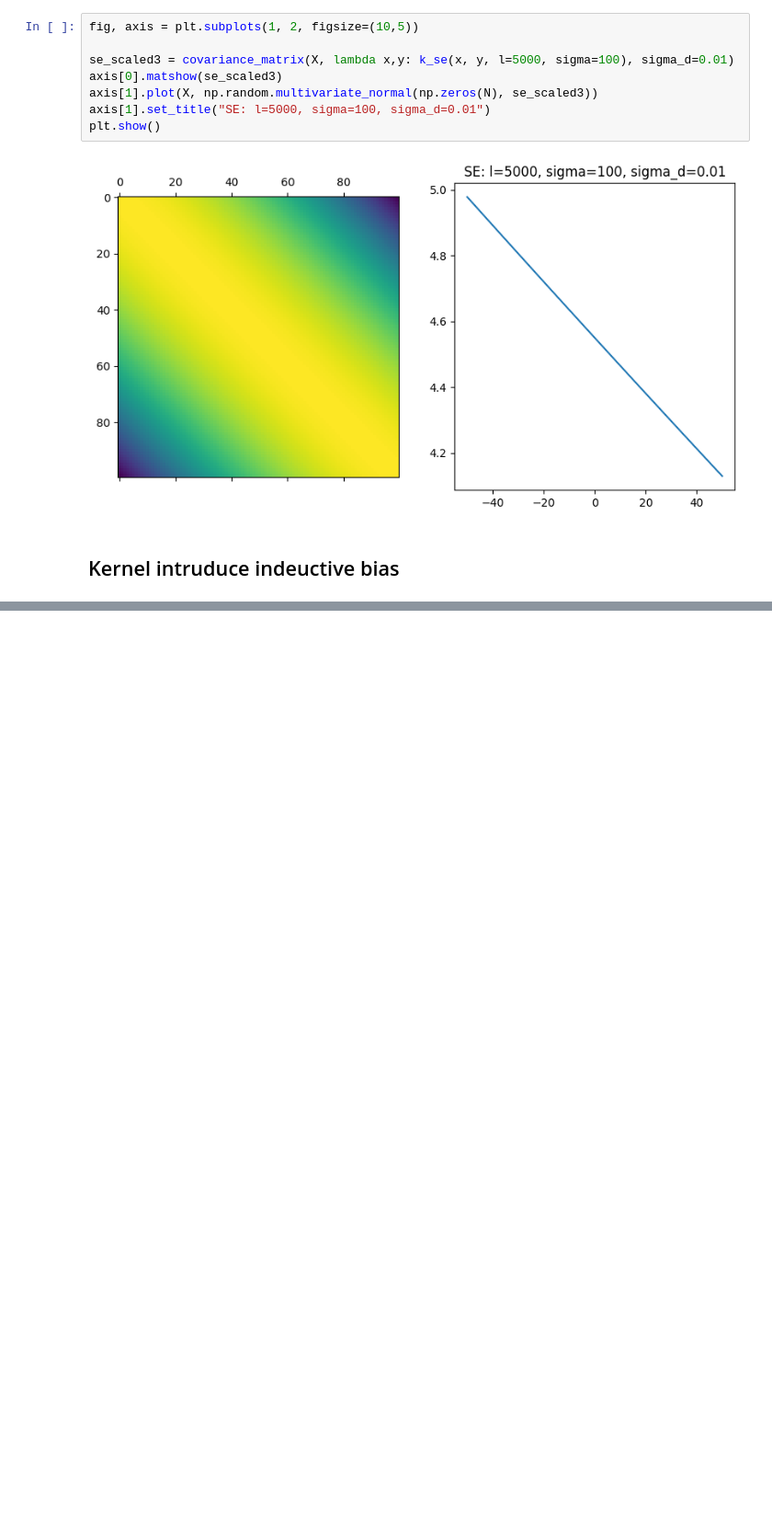
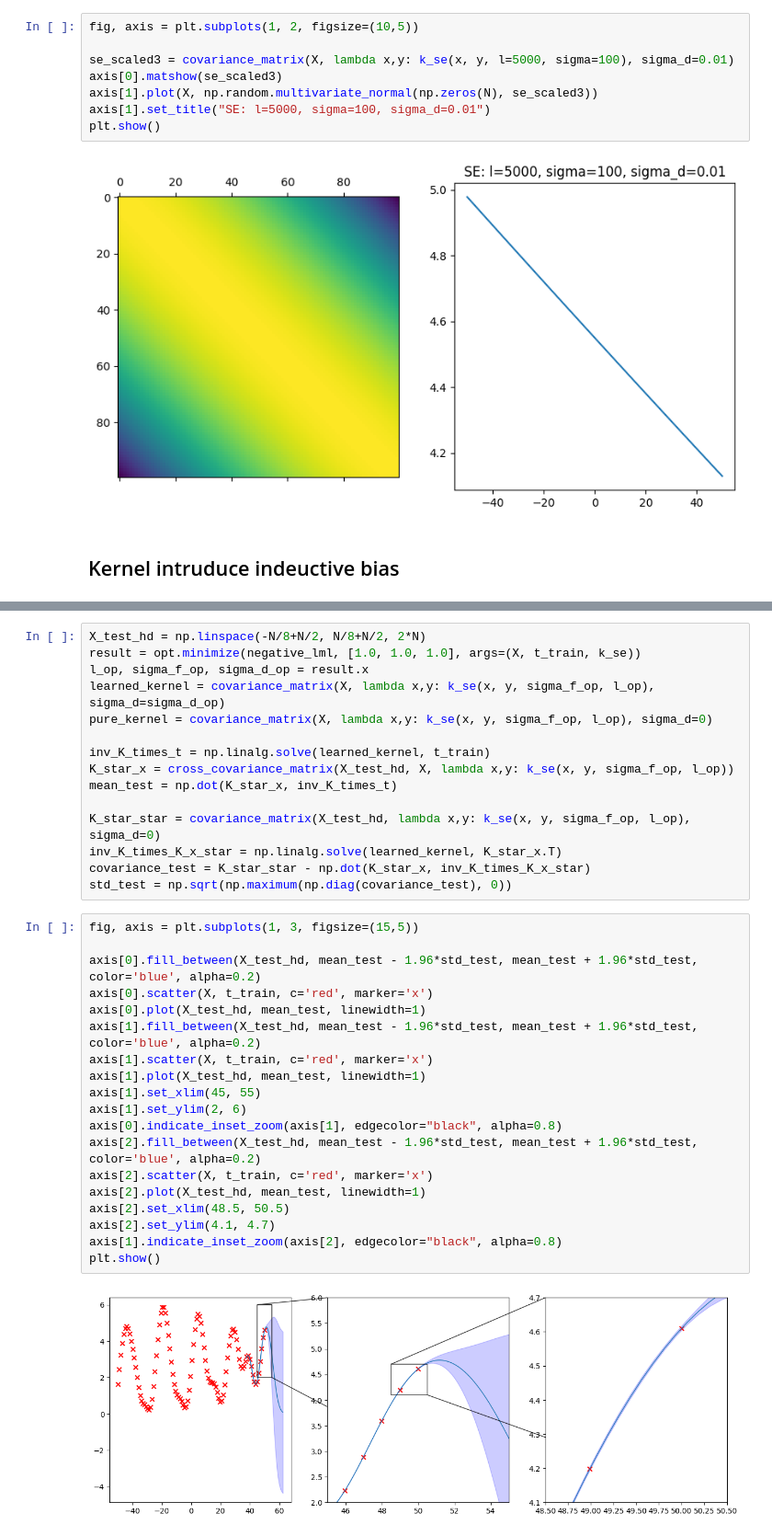
Before and after one commit to kurexi/ml-labs, a Jupyter notebook: GaussianProcess.ipynb, the cells around one changed output, grey strips where cells are left out. Shown at 92% size. Saved outputs shown, nothing was run; the diff lists cells and outputs as text; blank space fills up the shorter version.

```diff
--- a/GaussianProcess.ipynb
+++ b/GaussianProcess.ipynb
@@ -200,0 +203,36 @@ lin - NLML:71.7561, l:94.1059, sigma_f: 11.4395, sigma_d: 147.2762
+# %%
+X_test_hd = np.linspace(-N/8+N/2, N/8+N/2, 2*N)
+result = opt.minimize(negative_lml, [1.0, 1.0, 1.0], args=(X, t_train, k_se))
+l_op, sigma_f_op, sigma_d_op = result.x
+learned_kernel = covariance_matrix(X, lambda x,y: k_se(x, y, sigma_f_op, l_op), sigma_d=sigma_d_op)
+pure_kernel = covariance_matrix(X, lambda x,y: k_se(x, y, sigma_f_op, l_op), sigma_d=0)
+
+inv_K_times_t = np.linalg.solve(learned_kernel, t_train)
+K_star_x = cross_covariance_matrix(X_test_hd, X, lambda x,y: k_se(x, y, sigma_f_op, l_op))
+mean_test = np.dot(K_star_x, inv_K_times_t)
+
+K_star_star = covariance_matrix(X_test_hd, lambda x,y: k_se(x, y, sigma_f_op, l_op), sigma_d=0)
+inv_K_times_K_x_star = np.linalg.solve(learned_kernel, K_star_x.T)
+covariance_test = K_star_star - np.dot(K_star_x, inv_K_times_K_x_star)
+std_test = np.sqrt(np.maximum(np.diag(covariance_test), 0))
+# %%
+fig, axis = plt.subplots(1, 3, figsize=(15,5))
+
+axis[0].fill_between(X_test_hd, mean_test - 1.96*std_test, mean_test + 1.96*std_test, color='blue', alpha=0.2)
+axis[0].scatter(X, t_train, c='red', marker='x')
+axis[0].plot(X_test_hd, mean_test, linewidth=1)
+axis[1].fill_between(X_test_hd, mean_test - 1.96*std_test, mean_test + 1.96*std_test, color='blue', alpha=0.2)
+axis[1].scatter(X, t_train, c='red', marker='x')
+axis[1].plot(X_test_hd, mean_test, linewidth=1)
+axis[1].set_xlim(45, 55)
+axis[1].set_ylim(2, 6)
+axis[0].indicate_inset_zoom(axis[1], edgecolor="black", alpha=0.8)
+axis[2].fill_between(X_test_hd, mean_test - 1.96*std_test, mean_test + 1.96*std_test, color='blue', alpha=0.2)
+axis[2].scatter(X, t_train, c='red', marker='x')
+axis[2].plot(X_test_hd, mean_test, linewidth=1)
+axis[2].set_xlim(48.5, 50.5)
+axis[2].set_ylim(4.1, 4.7)
+axis[1].indicate_inset_zoom(axis[2], edgecolor="black", alpha=0.8)
+plt.show()
+# %% [output]
+[figure, added]
```
Also changed, not shown: parts of 5 cells of this notebook.
